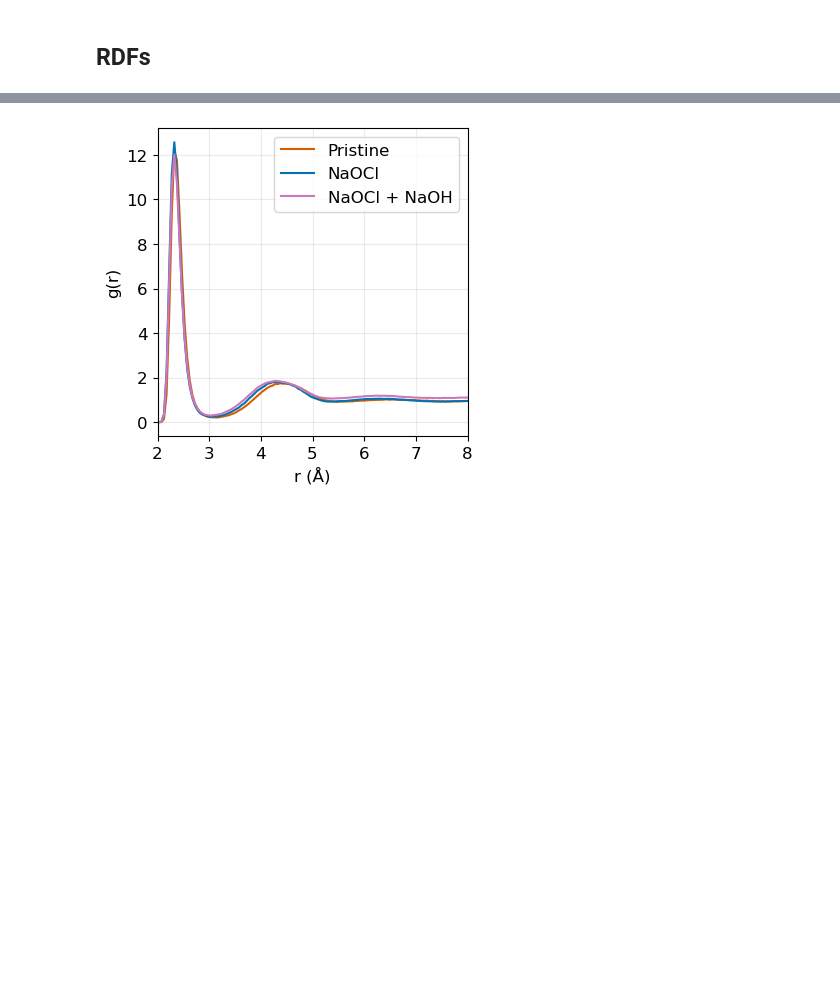
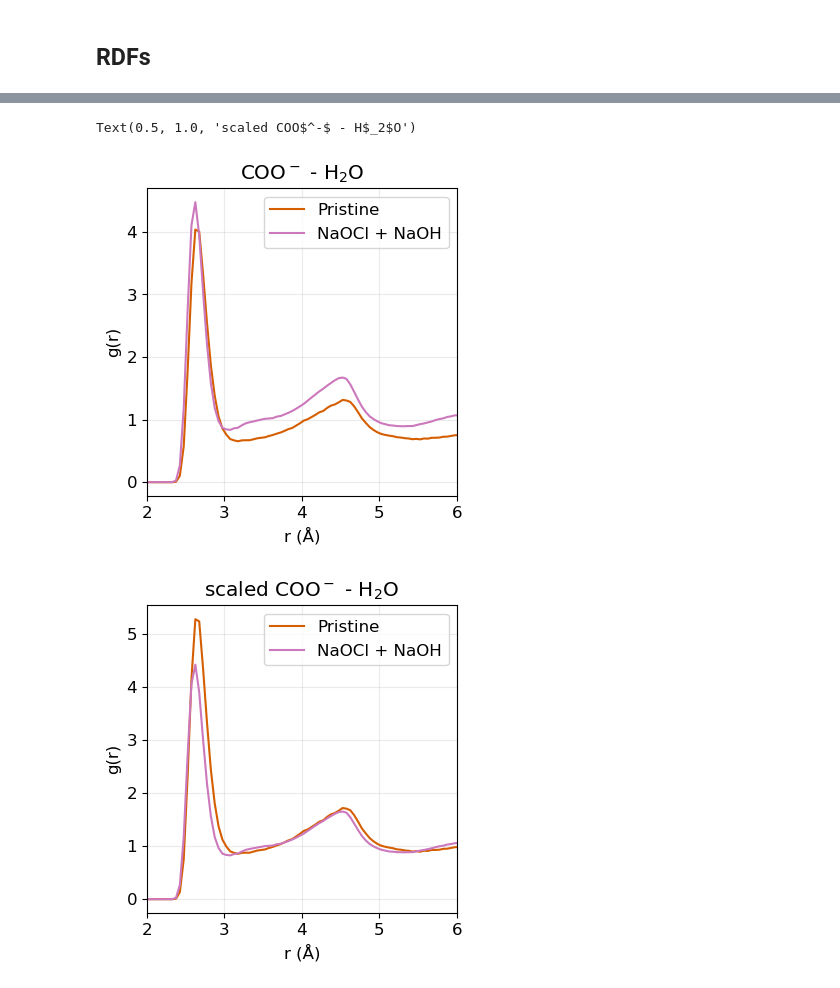
Before and after one commit to schwinns/polyamide-chlorination, a Jupyter notebook: paper/plot_chlorination.ipynb, the cells around one changed output, grey strips where cells are left out. Drawn from its saved outputs; the diff is of its cells as text; code cells hidden in the pictures; blank space fills up the shorter version.

Commit message:
Update RDFs and add coordination number for COO-water

```diff
--- a/paper/plot_chlorination.ipynb
+++ b/paper/plot_chlorination.ipynb
@@ -825,11 +825,11 @@ for label in labels:
     ax3.plot(dens['z'] - membrane_bounds[label][2], dens['water_density_profile'], label=label, color=color_map[label], ls='--')
     i += 1
 
-    for b in range(5):
-        ax3.axvline(membrane_bounds[label][b] - membrane_bounds[label][2], color=color_map[label], linestyle=':', alpha=0.2)
+    # for b in range(5):
+    #     ax3.axvline(membrane_bounds[label][b] - membrane_bounds[label][2], color=color_map[label], linestyle=':', alpha=0.2)
 
-    ax3.axvline(membrane_bounds[label][0] - membrane_bounds[label][2] - 10, color='black', linestyle=':', alpha=0.2)
-    ax3.axvline(membrane_bounds[label][-1] - membrane_bounds[label][2] + 10, color='black', linestyle=':', alpha=0.2)
+    # ax3.axvline(membrane_bounds[label][0] - membrane_bounds[label][2] - 10, color='black', linestyle=':', alpha=0.2)
+    # ax3.axvline(membrane_bounds[label][-1] - membrane_bounds[label][2] + 10, color='black', linestyle=':', alpha=0.2)
 
 ax1.set_xlabel('centered z (Å)')
 ax1.set_ylabel('Number Density (A$^{-3}$)')
@@ -1024,7 +1024,7 @@ fig.savefig(si_fig_output_path + 'event_probabilities_detailed.pdf', bbox_inches
 # %% [markdown]
 ## RDFs
 # %%
-def plot_rdf(df : pd.DataFrame, y: str, label: str = None, x: str = 'r_A', ax : plt.Axes =None) -> None:
+def plot_rdf(df : pd.DataFrame, y: str, label: str = None, x: str = 'r_A', ax : plt.Axes = None, scale: bool = False) -> None:
     '''
     Parameters
     ----------
@@ -1038,6 +1038,8 @@ def plot_rdf(df : pd.DataFrame, y: str, label: str = None, x: str = 'r_A', ax :
         Column name for the x-axis (typically distance).
     ax : plt.Axes, optional
         The axes object to plot on.
+    scale : bool, optional
+        Rescale the RDF by the value at large r
     '''
 
     if ax is None:
@@ -1051,10 +1053,13 @@ def plot_rdf(df : pd.DataFrame, y: str, label: str = None, x: str = 'r_A', ax :
     else:
         color = color_map[label]
 
-    plt.plot(df[x], df[y], label=label, color=color)
+    if scale:
+        plt.plot(df[x], df[y] / df[y].iloc[-1], label=label, color=color)
+    else:
+        plt.plot(df[x], df[y], label=label, color=color)
     plt.xlabel('r (Å)', fontsize=12)
     plt.ylabel('g(r)', fontsize=12)
-    plt.xlim(2,8)
+    plt.xlim(2,6)
     plt.legend()
     plt.grid(alpha=0.25)
 
@@ -1095,11 +1100,29 @@ names = [('cations', 'waters'), ('cations', 'anions'), ('cations', 'cations'), (
          ('ha_ortho_para', 'waters'), ('ha_ortho_para', 'ha_ortho_para'),
          ('waters', 'waters')]
 # %%
-name = ('cations', 'waters')
+name = ('coo_o', 'waters')
 
 fig, ax = plt.subplots(figsize=(col_width, row_height))
-for label in labels:
-    plot_rdf(df[df['Treatment'] == label], y=f'rdf_{name[0]}_{name[1]}', label=label, x='r_A', ax=ax)
-    plt.legend()
+
+label = 'Pristine'
+plot_rdf(df[df['Treatment'] == label], y=f'rdf_{name[0]}_{name[1]}', label=label, x='r_A', ax=ax)
+
+label = 'NaOCl + NaOH'
+plot_rdf(df[df['Treatment'] == label], y=f'rdf_{name[0]}_{name[1]}', label=label, x='r_A', ax=ax)
+
+plt.title('COO$^-$ - H$_2$O')
+
+# scaled
+fig, ax = plt.subplots(figsize=(col_width, row_height))
+
+label = 'Pristine'
+plot_rdf(df[df['Treatment'] == label], y=f'rdf_{name[0]}_{name[1]}', label=label, x='r_A', ax=ax, scale=True)
+
+label = 'NaOCl + NaOH'
+plot_rdf(df[df['Treatment'] == label], y=f'rdf_{name[0]}_{name[1]}', label=label, x='r_A', ax=ax, scale=True)
+
+plt.title('scaled COO$^-$ - H$_2$O')
 # %% [output]
+Text(0.5, 1.0, 'scaled COO$^-$ - H$_2$O')
-[figure, old version]
+[figure, new version]
+[figure, added]
```
Also changed, not shown: parts of 6 cells of this notebook, 7 other files.
